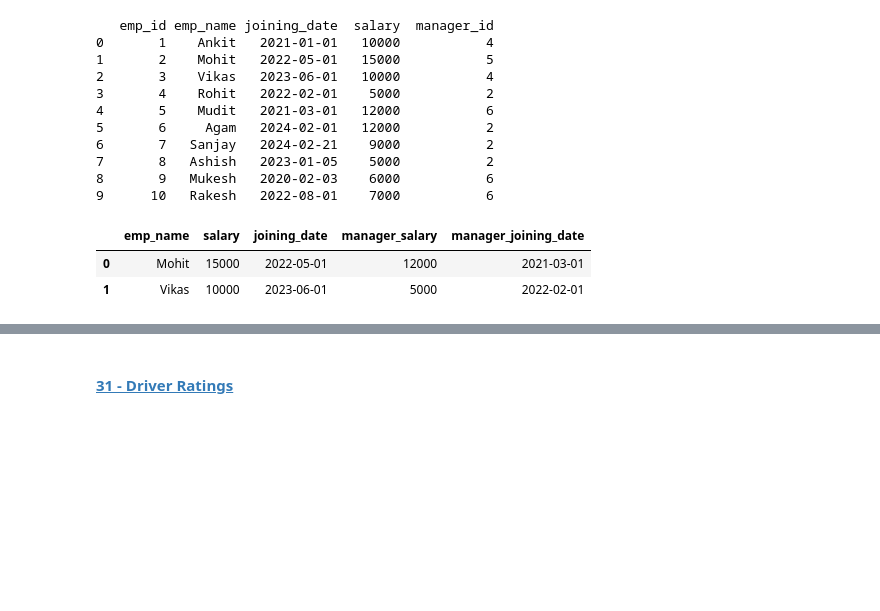
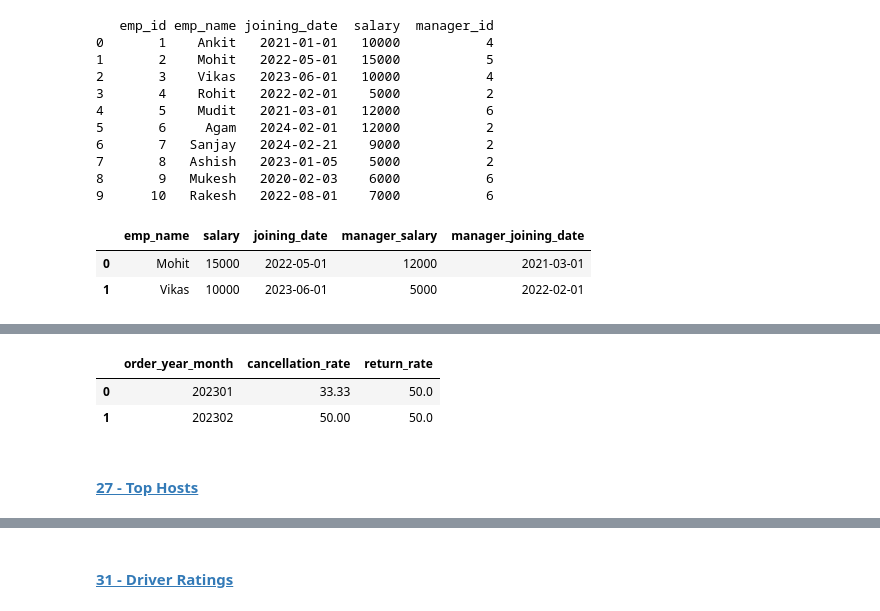
Before and after one commit to smor20/data_analysis, a Jupyter notebook: sql_on_pandas.ipynb, the cells around one changed output, grey strips where cells are left out. Saved outputs shown, nothing was run; the diff lists cells and outputs as text; code cells hidden in the pictures; blank space fills up the shorter version.

```diff
--- a/sql_on_pandas.ipynb
+++ b/sql_on_pandas.ipynb
@@ -2677,0 +2707,17 @@ sqldf(query)
+# %%
+import pandas as pd
+
+# Create a dictionary with the orders data
+orders_data = {
+    'order_id': [1, 2, 3, 4, 5, 6, 7, 8],
+    'customer_id': [101, 102, 103, 104, 105, 106, 107, 108],
+    'order_date': ['2023-01-05', '2023-01-10', '2023-01-15', '2023-01-07', '2023-01-13', '2023-02-15', '2023-02-05', '2023-02-10'],
+    'delivery_date': ['2023-01-10', '2023-01-15', None, '2023-01-10', '2023-01-17', '2023-02-20', '2023-02-05', None],
+    'cancel_date': [None, '2023-01-16', '2023-01-20', None, '2023-01-19', None, '2023-02-08', '2023-02-15']
+}
+
+# Create a DataFrame
+orders = pd.DataFrame(orders_data)
+
+# Display the DataFrame
+print(orders)
@@ -2677,0 +2734,26 @@ sqldf(query)
+# %%
+query = '''
+with cte as
+(select * ,
+case when delivery_date is null then 'cancelled'
+when delivery_date is not null and cancel_date is not null then 'returned'
+else 'delivered' end as delivery_status
+from orders)
+
+select
+strftime('%Y%m', order_date) as order_year_month,
+round(sum(case when delivery_status='cancelled' then 1 else 0 end)*100.0/
+sum(case when delivery_status!='returned' then 1 else 0 end),2) cancellation_rate,
+round(sum(case when delivery_status='returned' then 1 else 0 end)*100.0/
+sum(case when delivery_status!='cancelled' then 1 else 0 end),2) return_rate
+from cte
+group by strftime('%Y%m', order_date)
+order by strftime('%Y%m', order_date) asc
+'''
+sqldf(query)
+# %% [output]
+|  | order_year_month | cancellation_rate | return_rate |
+| 0 | 202301 | 33.33 | 50.0 |
+| 1 | 202302 | 50.00 | 50.0 |
+# %% [markdown]
+#### [27 - Top Hosts](https://100daysofsql.com/new-courses/1/coding-test/28)
```
Also changed, not shown: parts of 11 cells of this notebook.
